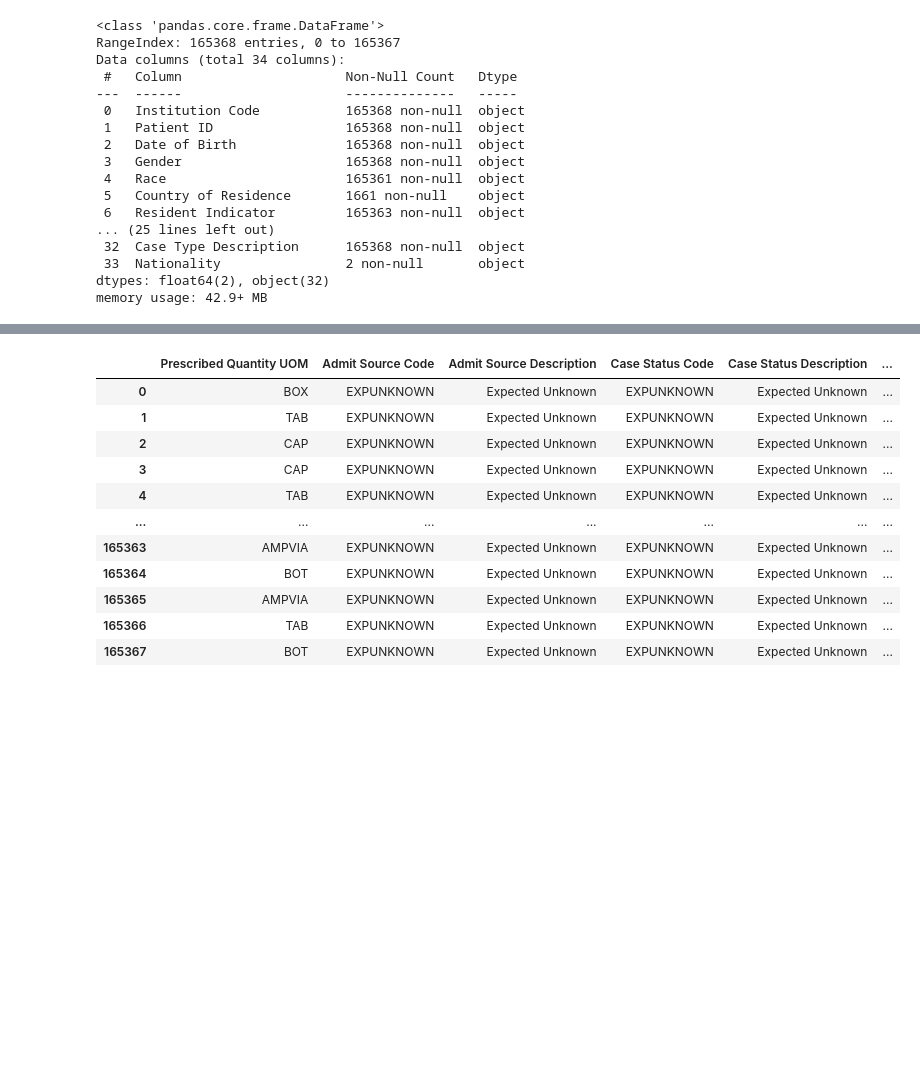
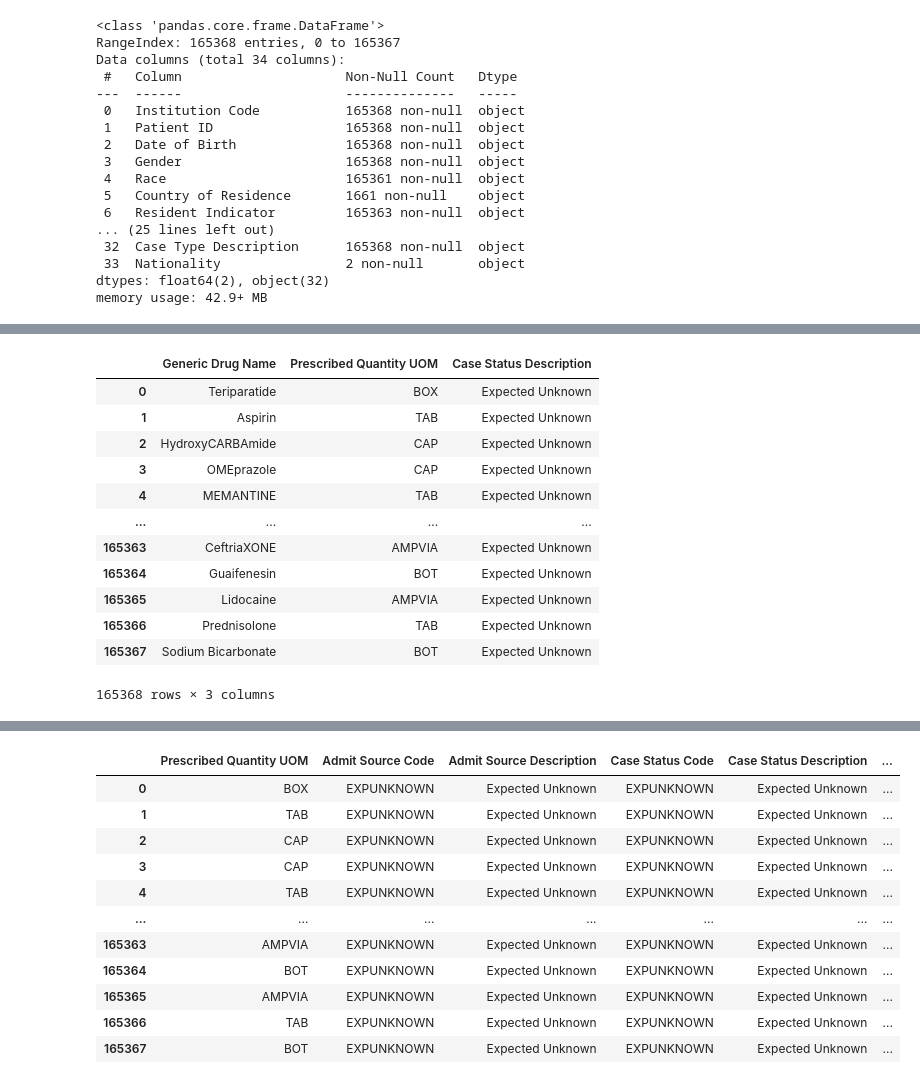
Before and after one commit to mikedataCrunch/elpha-singhealth-fh, a Jupyter notebook: notebooks/01_drug_dispensed_eda.ipynb, the cells around one changed output, grey strips where cells are left out. Cells and saved outputs as stored; diff of their text form; code cells hidden in the pictures; blank space fills up the shorter version.

```diff
--- a/notebooks/01_drug_dispensed_eda.ipynb
+++ b/notebooks/01_drug_dispensed_eda.ipynb
@@ -47,0 +88,16 @@ memory usage: 42.9+ MB
+# %%
+test[["Generic Drug Name", "Prescribed Quantity UOM", ""]]
+# %% [output]
+|  | Generic Drug Name | Prescribed Quantity UOM | Case Status Description |
+| 0 | Teriparatide | BOX | Expected Unknown |
+| 1 | Aspirin | TAB | Expected Unknown |
+| 2 | HydroxyCARBAmide | CAP | Expected Unknown |
+| 3 | OMEprazole | CAP | Expected Unknown |
+| 4 | MEMANTINE | TAB | Expected Unknown |
+| ... | ... | ... | ... |
+| 165363 | CeftriaXONE | AMPVIA | Expected Unknown |
+| 165364 | Guaifenesin | BOT | Expected Unknown |
+| 165365 | Lidocaine | AMPVIA | Expected Unknown |
+| 165366 | Prednisolone | TAB | Expected Unknown |
+| 165367 | Sodium Bicarbonate | BOT | Expected Unknown |
+165368 rows × 3 columns
```
Also changed, not shown: parts of 6 cells of this notebook, 5 other files.
